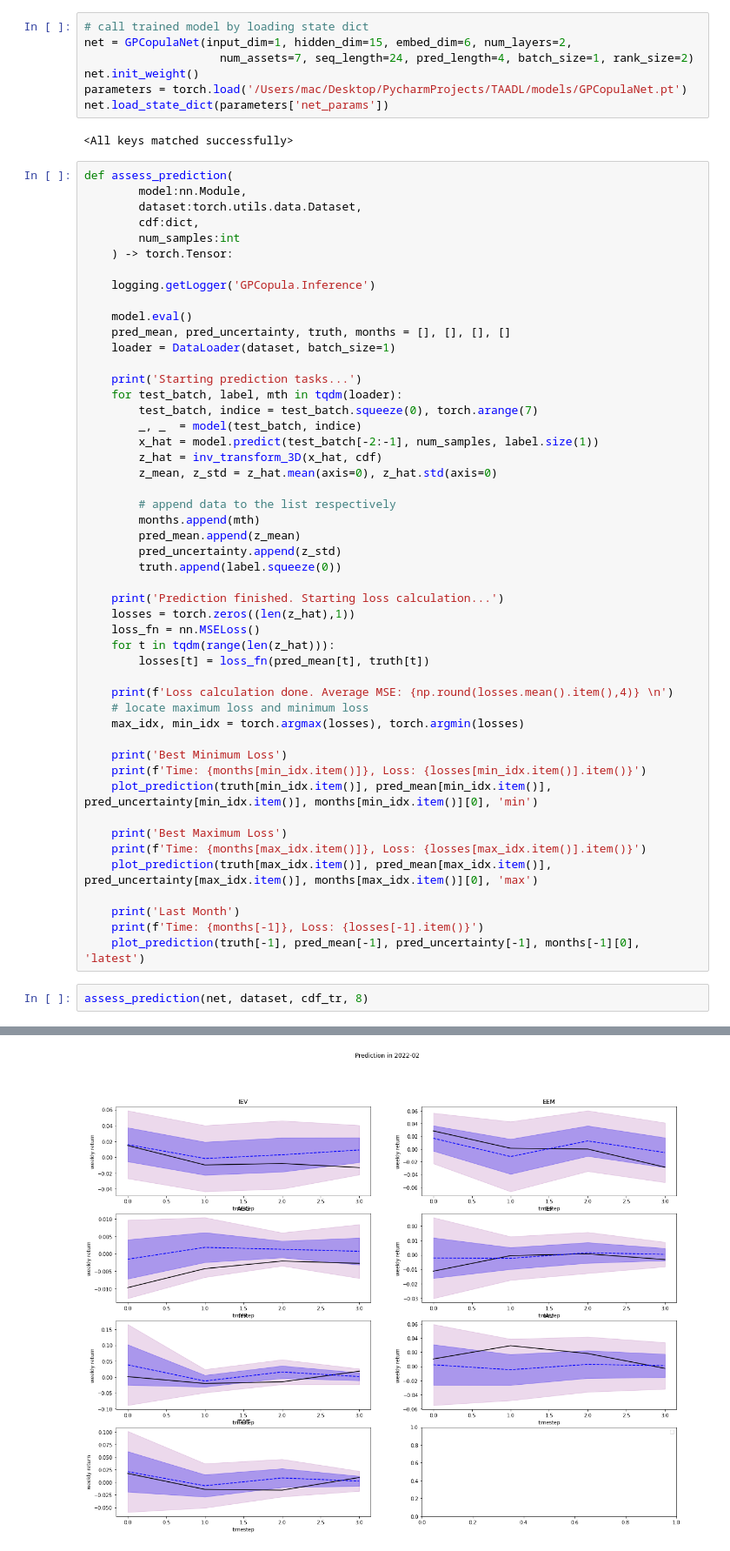
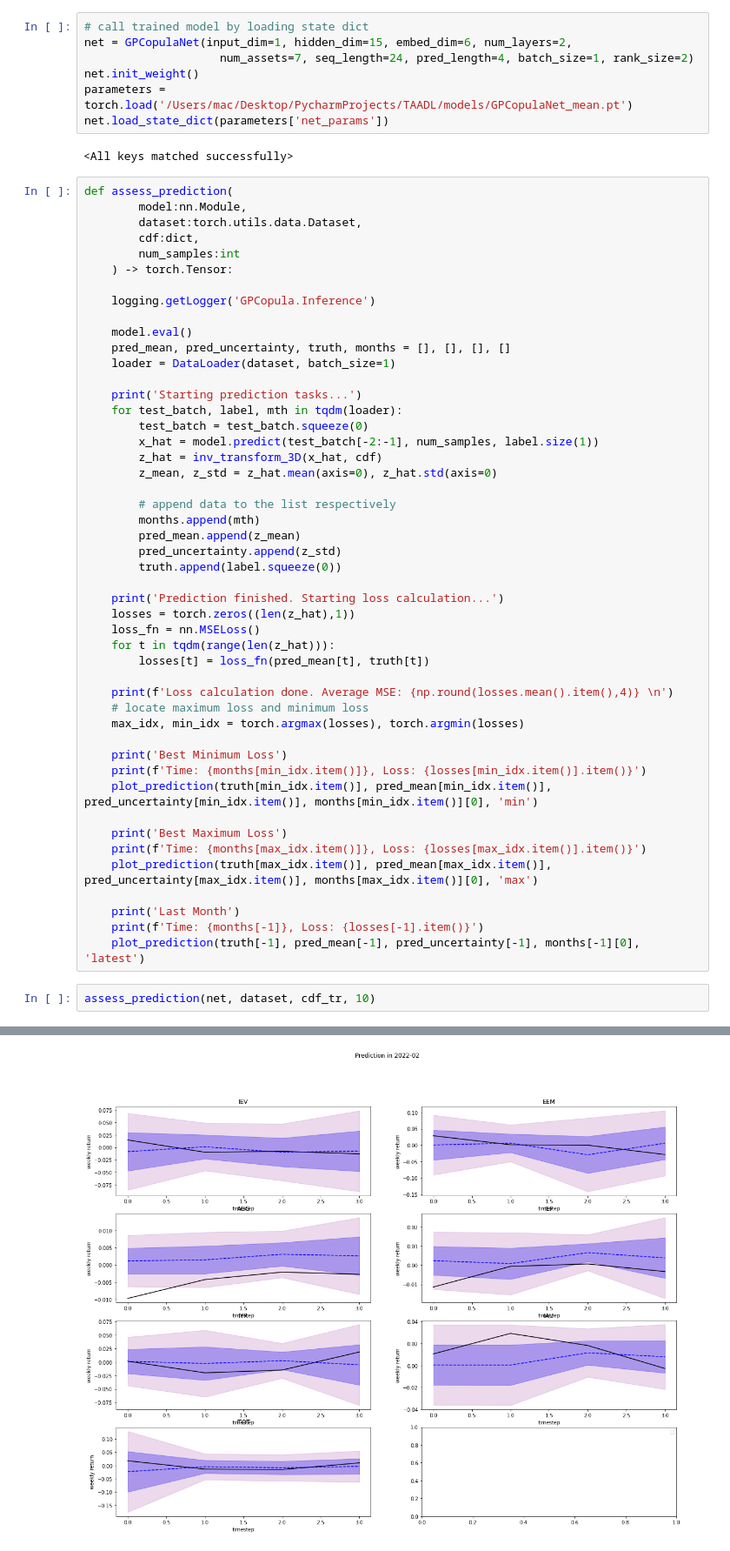
Before and after one commit to kibeomkim14/DL_Enhanced_RiskParity, a Jupyter notebook: notebooks/prediction_test.ipynb, the cells around one changed output, grey strips where cells are left out. Shown at 87% size. Drawn from its saved outputs; the diff is of its cells as text.

```diff
--- a/notebooks/prediction_test.ipynb
+++ b/notebooks/prediction_test.ipynb
@@ -32,7 +32,7 @@ loader  = DataLoader(dataset, batch_size=1)
 net = GPCopulaNet(input_dim=1, hidden_dim=15, embed_dim=6, num_layers=2,
                     num_assets=7, seq_length=24, pred_length=4, batch_size=1, rank_size=2)
 net.init_weight()
-parameters = torch.load('/Users/mac/Desktop/PycharmProjects/TAADL/models/GPCopulaNet.pt')
+parameters = torch.load('/Users/mac/Desktop/PycharmProjects/TAADL/models/GPCopulaNet_mean.pt')
 net.load_state_dict(parameters['net_params'])
 # %% [output]
 <All keys matched successfully>
@@ -52,8 +52,7 @@ def assess_prediction(
 
     print('Starting prediction tasks...')
     for test_batch, label, mth in tqdm(loader):
-        test_batch, indice = test_batch.squeeze(0), torch.arange(7)
-        _, _  = model(test_batch, indice)
+        test_batch = test_batch.squeeze(0)
         x_hat = model.predict(test_batch[-2:-1], num_samples, label.size(1))
         z_hat = inv_transform_3D(x_hat, cdf)
         z_mean, z_std = z_hat.mean(axis=0), z_hat.std(axis=0)
@@ -86,7 +85,7 @@ def assess_prediction(
     print(f'Time: {months[-1]}, Loss: {losses[-1].item()}')
     plot_prediction(truth[-1], pred_mean[-1], pred_uncertainty[-1], months[-1][0], 'latest')
 # %%
-assess_prediction(net, dataset, cdf_tr, 8)
+assess_prediction(net, dataset, cdf_tr, 10)
 # %% [output]
 Starting prediction tasks...
 Prediction finished. Starting loss calculation...
@@ -103 +102 @@ Time: ('2022-02',), Loss: 0.0004170318797839322
-[figure, old version]
+[figure, new version]
```
Also changed, not shown: parts of 3 cells of this notebook, 19 other files.
